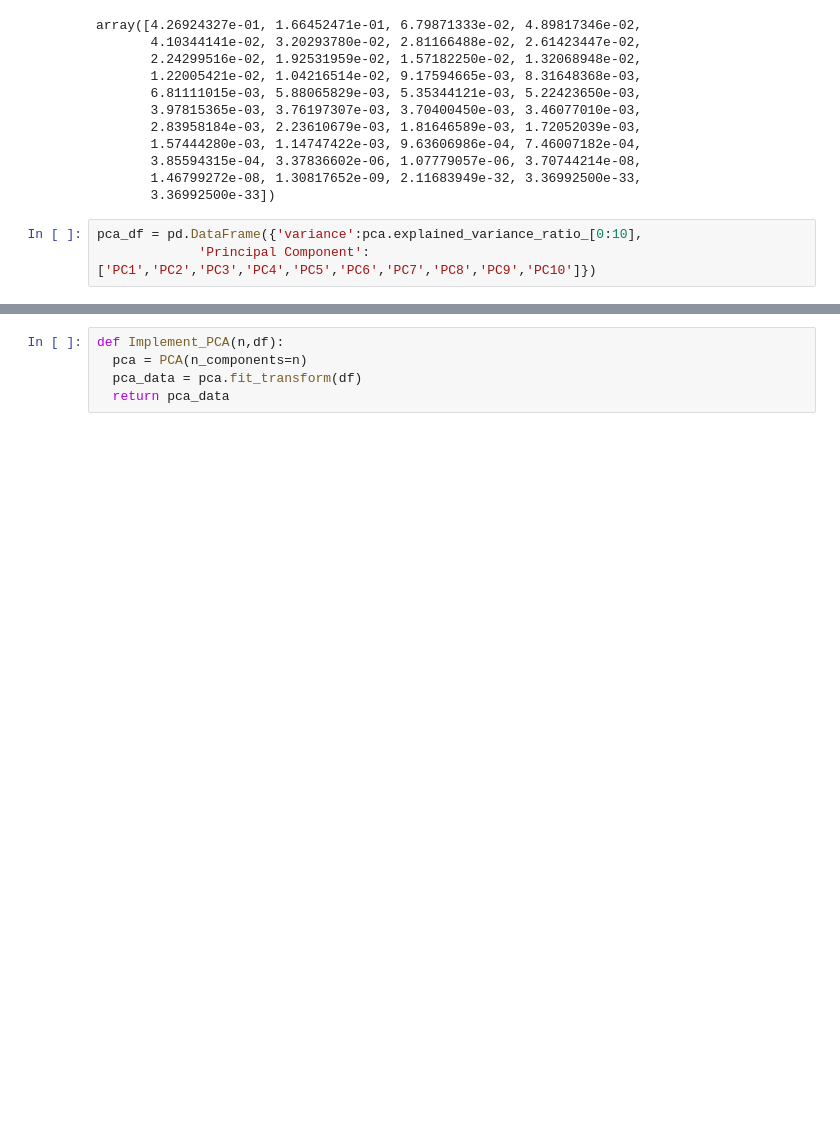
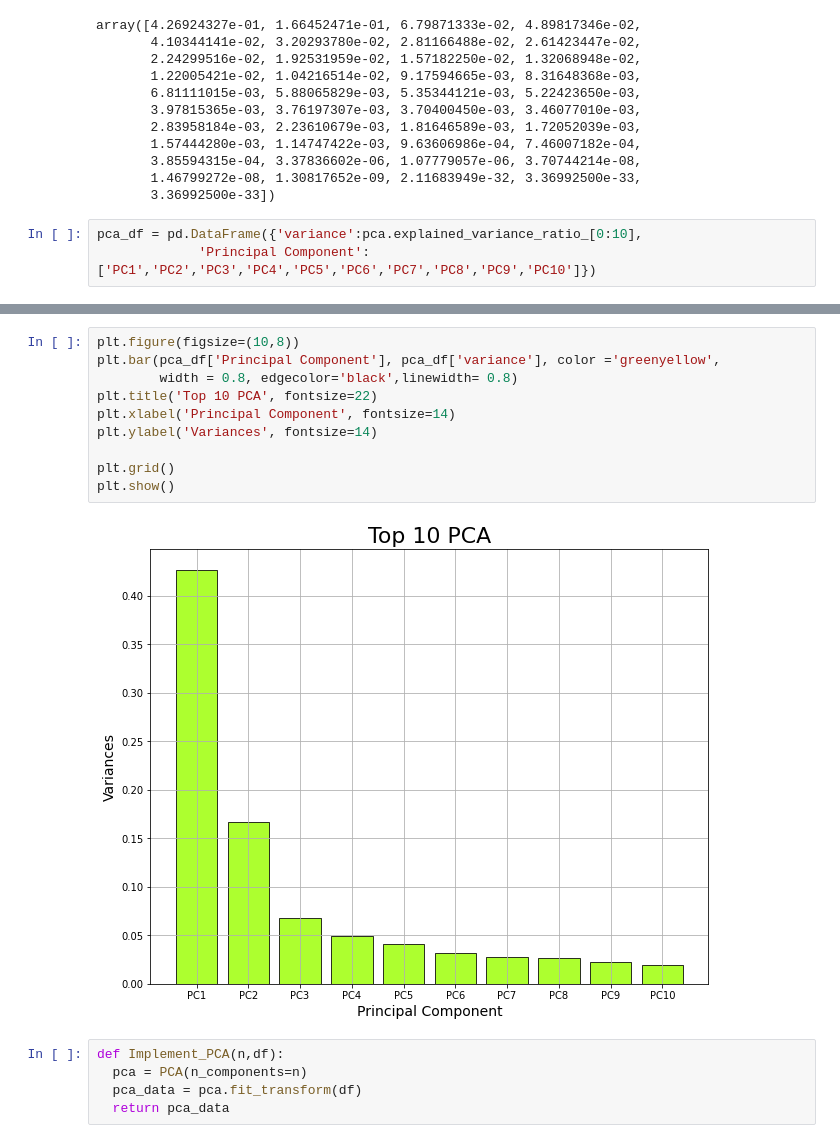
Before and after one commit to NishaMDev/ML-Learning, a Jupyter notebook: Assignment#1/ML_Assignment_1.ipynb, the cells around one changed output, grey strips where cells are left out. Cells and saved outputs as stored; diff of their text form; blank space fills up the shorter version.

```diff
--- a/Assignment#1/ML_Assignment_1.ipynb
+++ b/Assignment#1/ML_Assignment_1.ipynb
@@ -475,3 +471,15 @@ px.bar(data_frame= pca_df, y = 'variance', x = 'Principal Component',template='p
+# %%
+plt.figure(figsize=(10,8))
+plt.bar(pca_df['Principal Component'], pca_df['variance'], color ='greenyellow',
+        width = 0.8, edgecolor='black',linewidth= 0.8)
+plt.title('Top 10 PCA', fontsize=22)
+plt.xlabel('Principal Component', fontsize=14)
+plt.ylabel('Variances', fontsize=14)
+
+plt.grid()
+plt.show()
+# %% [output]
+[figure, added]
 # %%
 def Implement_PCA(n,df):
   pca = PCA(n_components=n)
```
Also changed, not shown: parts of 5 cells of this notebook.
